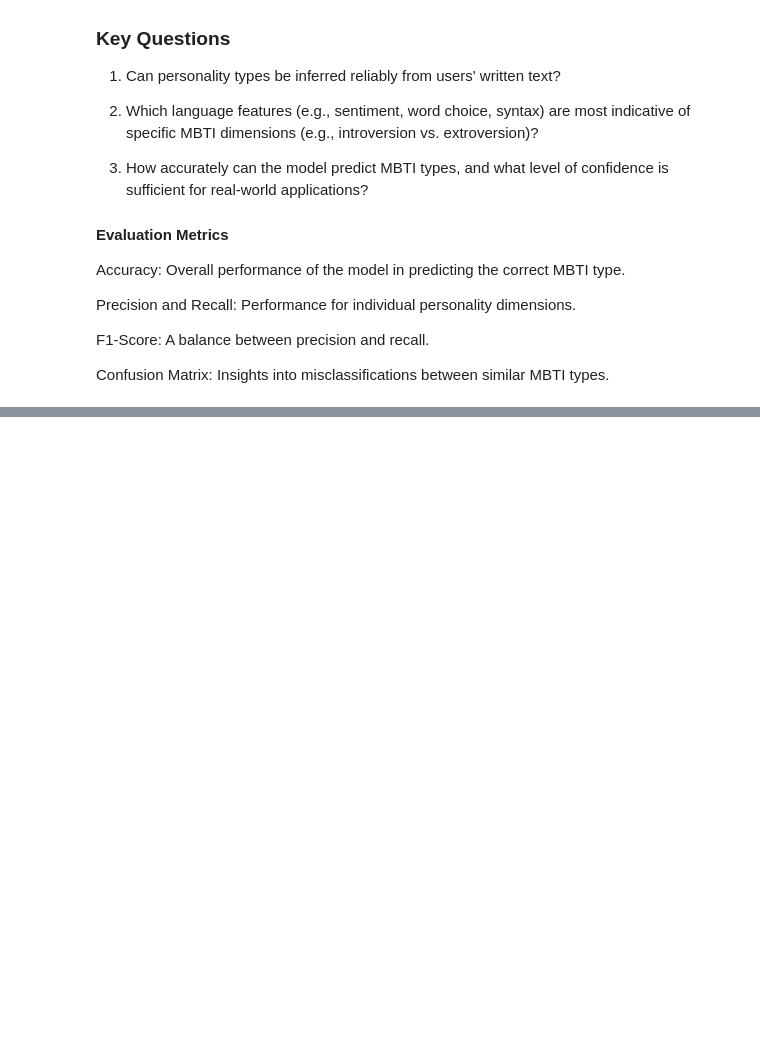
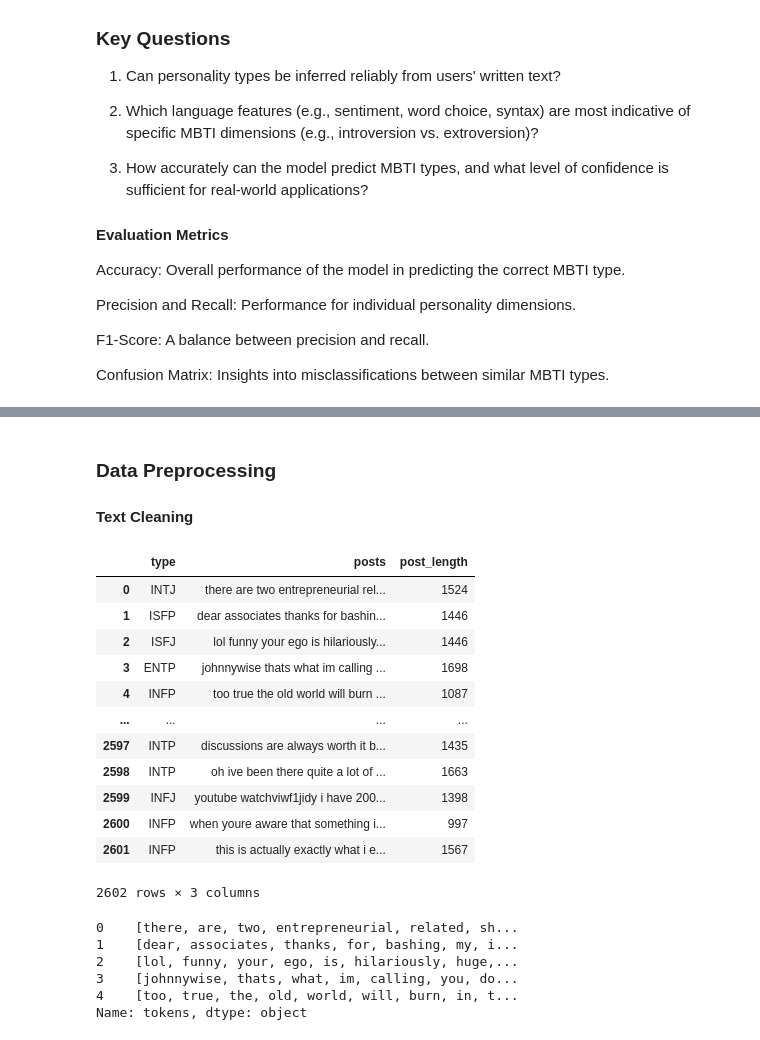
Before and after one commit to wambuiGicheha/MBTI, a Jupyter notebook: index.ipynb, the cells around one changed output, grey strips where cells are left out. Cells and saved outputs as stored; diff of their text form; code cells hidden in the pictures; blank space fills up the shorter version.

```diff
--- a/index.ipynb
+++ b/index.ipynb
@@ -39,0 +112,51 @@ Confusion Matrix: Insights into misclassifications between similar MBTI types.
+# %% [markdown]
+### Data Preprocessing
+
+#### Text Cleaning
+# %%
+#Remove special characters, URLs, and unnecessary whitespace.
+import re
+mbti_data['posts'] = mbti_data['posts'].apply(lambda x: re.sub(r'[^\w\s]', '', x))
+mbti_data['posts'] = mbti_data['posts'].apply(lambda x: re.sub(r'\s+', ' ', x))
+mbti_data['posts'] = mbti_data['posts'].apply(lambda x: x.strip())
+mbti_data['posts'] = mbti_data['posts'].apply(lambda x: x.lower())
+mbti_data['posts'] = mbti_data['posts'].apply(lambda x: x.replace('http', ''))
+mbti_data['posts'] = mbti_data['posts'].apply(lambda x: x.replace('www', ''))
+mbti_data['posts'] = mbti_data['posts'].apply(lambda x: x.replace('com', ''))
+mbti_data['posts'] = mbti_data['posts'].apply(lambda x: x.replace('org', ''))
+mbti_data['posts'] = mbti_data['posts'].apply(lambda x: x.replace('net', ''))
+mbti_data['posts'] = mbti_data['posts'].apply(lambda x: x.replace('html', ''))
+mbti_data['posts'] = mbti_data['posts'].apply(lambda x: x.replace('pdf', ''))
+mbti_data['posts'] = mbti_data['posts'].apply(lambda x: x.replace('jpg', ''))
+mbti_data['posts'] = mbti_data['posts'].apply(lambda x: x.replace('png', ''))
+mbti_data['posts'] = mbti_data['posts'].apply(lambda x: x.replace('gif', ''))
+mbti_data['posts'] = mbti_data['posts'].apply(lambda x: x.replace('jpeg', ''))
+mbti_data['posts'] = mbti_data['posts'].apply(lambda x: x.replace('pdf', ''))
+
+mbti_data
+# %% [output]
+|  | type | posts | post_length |
+| 0 | INTJ | there are two entrepreneurial rel... | 1524 |
+| 1 | ISFP | dear associates thanks for bashin... | 1446 |
+| 2 | ISFJ | lol funny your ego is hilariously... | 1446 |
+| 3 | ENTP | johnnywise thats what im calling ... | 1698 |
+| 4 | INFP | too true the old world will burn ... | 1087 |
+| ... | ... | ... | ... |
+| 2597 | INTP | discussions are always worth it b... | 1435 |
+| 2598 | INTP | oh ive been there quite a lot of ... | 1663 |
+| 2599 | INFJ | youtube watchviwf1jidy i have 200... | 1398 |
+| 2600 | INFP | when youre aware that something i... | 997 |
+| 2601 | INFP | this is actually exactly what i e... | 1567 |
+2602 rows × 3 columns
+# %%
+#Tokenize text into words or phrases
+from nltk.tokenize import word_tokenize
+mbti_data['tokens'] = mbti_data['posts'].apply(lambda x: word_tokenize(x))
+mbti_data['tokens'].head(5)
+# %% [output]
+0    [there, are, two, entrepreneurial, related, sh...
+1    [dear, associates, thanks, for, bashing, my, i...
+2    [lol, funny, your, ego, is, hilariously, huge,...
+3    [johnnywise, thats, what, im, calling, you, do...
+4    [too, true, the, old, world, will, burn, in, t...
+Name: tokens, dtype: object
```
Also changed, not shown: parts of 7 cells of this notebook.
